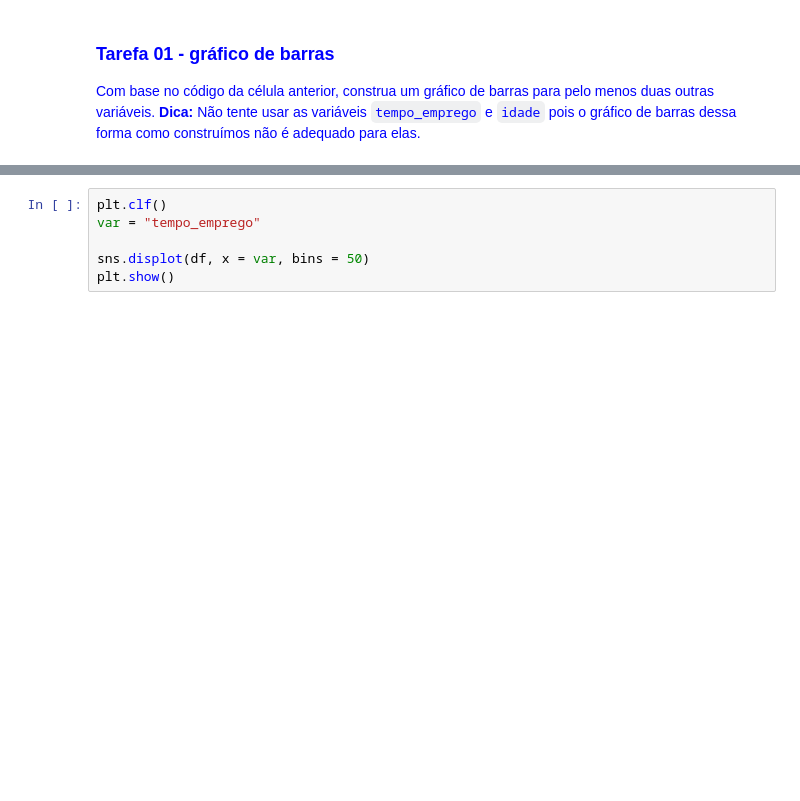
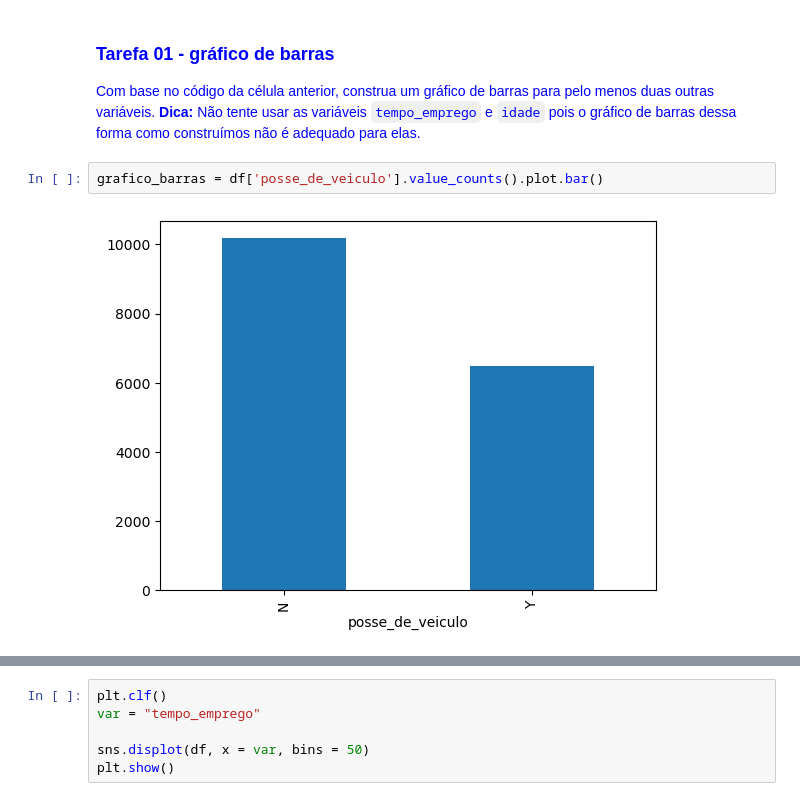
Before and after one commit to gabrielxxx1/visiting-jupyter, a Jupyter notebook: Projeto 01 - Classificação de crédito.ipynb, the cells around one changed output, grey strips where cells are left out. Cells and saved outputs as stored; diff of their text form; blank space fills up the shorter version.

````diff
--- a/Projeto 01 - Classificação de crédito.ipynb
+++ b/Projeto 01 - Classificação de crédito.ipynb
@@ -106,3 +112,7 @@ grafico_barras = df[var].value_counts().plot.bar()
 ### <span style="color:blue">Tarefa 01 - gráfico de barras</span>
 <span style="color:blue"> Com base no código da célula anterior, construa um gráfico de barras para pelo menos duas outras variáveis.
 **Dica:** Não tente usar as variáveis ```tempo_emprego``` e ```idade``` pois o gráfico de barras dessa forma como construímos não é adequado para elas. </span>
+# %%
+grafico_barras = df['posse_de_veiculo'].value_counts().plot.bar()
+# %% [output]
+[figure, added]
````
Also changed, not shown: parts of 21 cells of this notebook.
